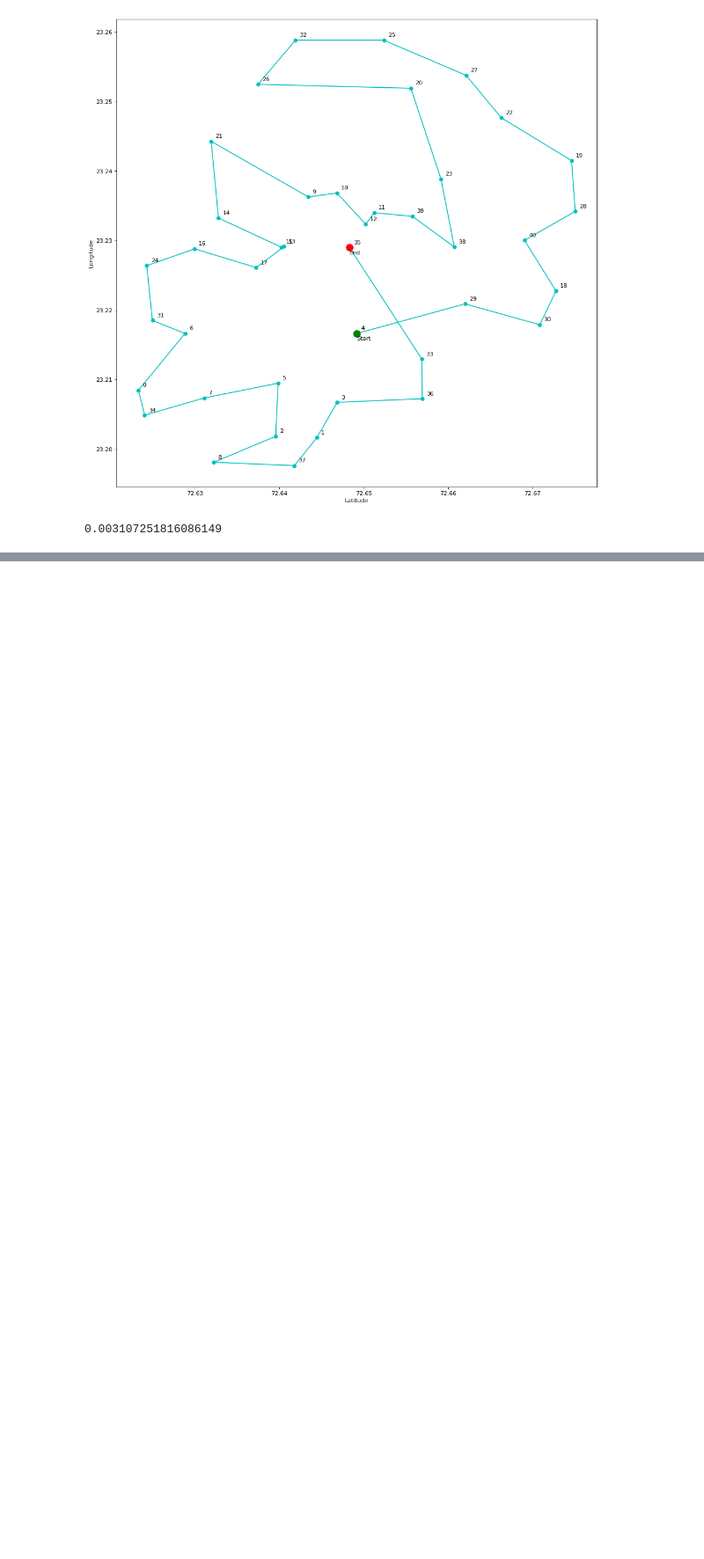
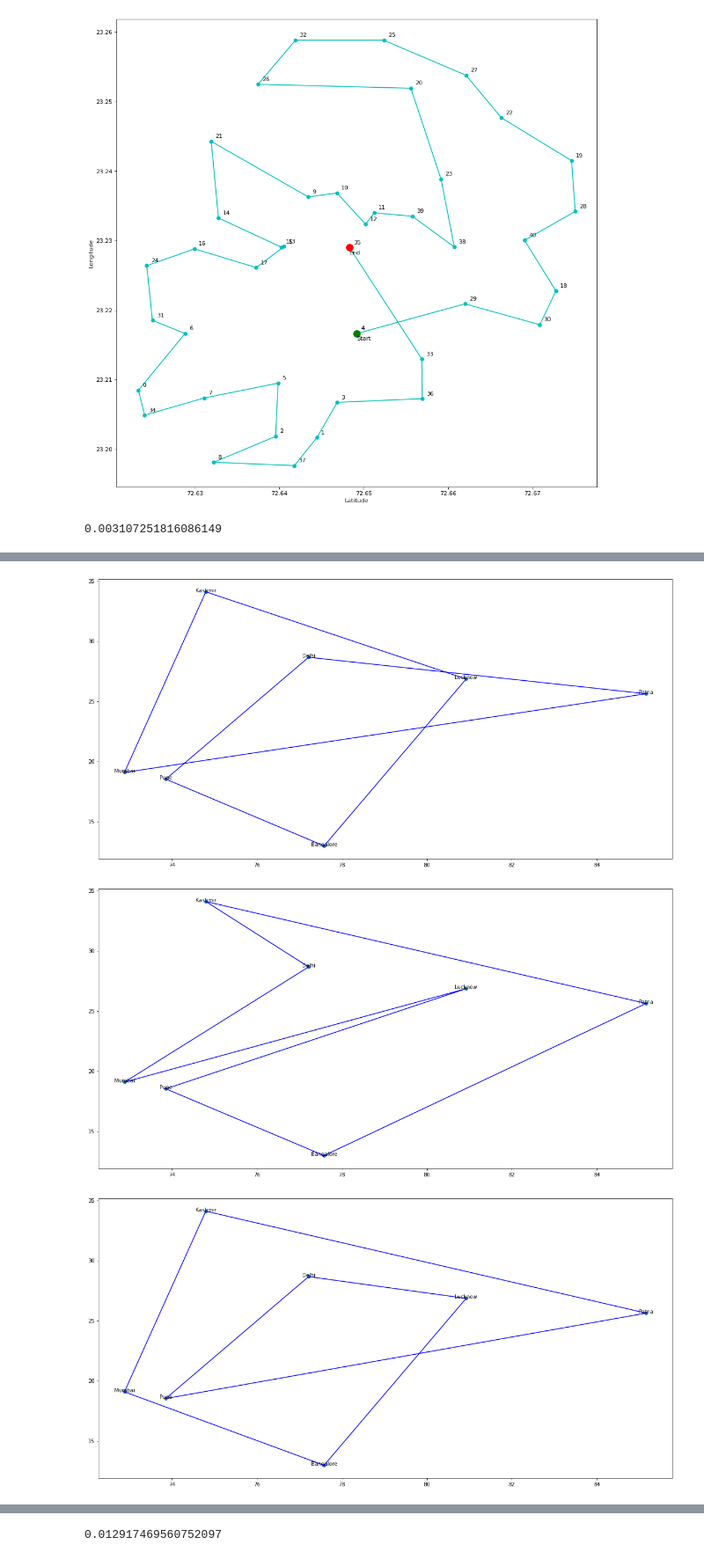
Before and after one commit to bhavin121/Ai-project, a Jupyter notebook: DeliveryOptimizer.ipynb, the cells around one changed output, grey strips where cells are left out. Shown at 88% size. Cells and saved outputs as stored; diff of their text form; code cells hidden in the pictures; blank space fills up the shorter version.

```diff
--- a/DeliveryOptimizer.ipynb
+++ b/DeliveryOptimizer.ipynb
@@ -192,0 +270,8 @@ tsp.best_fit
+# %%
+def initialPopulation(cities, populationSize):
+    population = [generatePath(cities) for i in range(0, populationSize)]
+    return population
+population = initialPopulation(cityList,10)
+# %%
+for idx, pop_plot in enumerate (population):
+    print('Initial Population '+ str(idx),pop_plot)
@@ -192,0 +289,7 @@ tsp.best_fit
+# %%
+for pop_plot in population:
+    plot_pop(pop_plot)
+# %% [output]
+[figure, added]
+[figure, added]
+[figure, added]
@@ -192,0 +303,10 @@ tsp.best_fit
+# %%
+def path_fitness(cities):
+    total_dis = total_distance(cities)
+    fitness= 0.0
+    if fitness == 0:
+        fitness = 1 / float(total_dis)
+    return fitness
+path_fitness(cityList)
+# %% [output]
+0.012917469560752097
```
Also changed, not shown: parts of 23 cells of this notebook.
